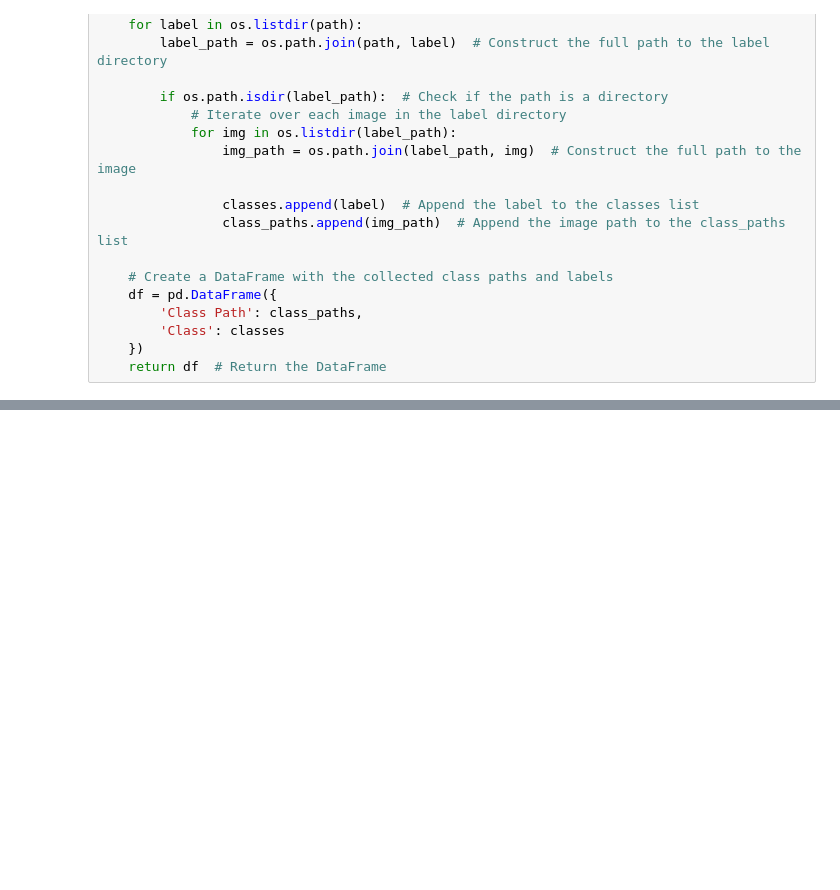
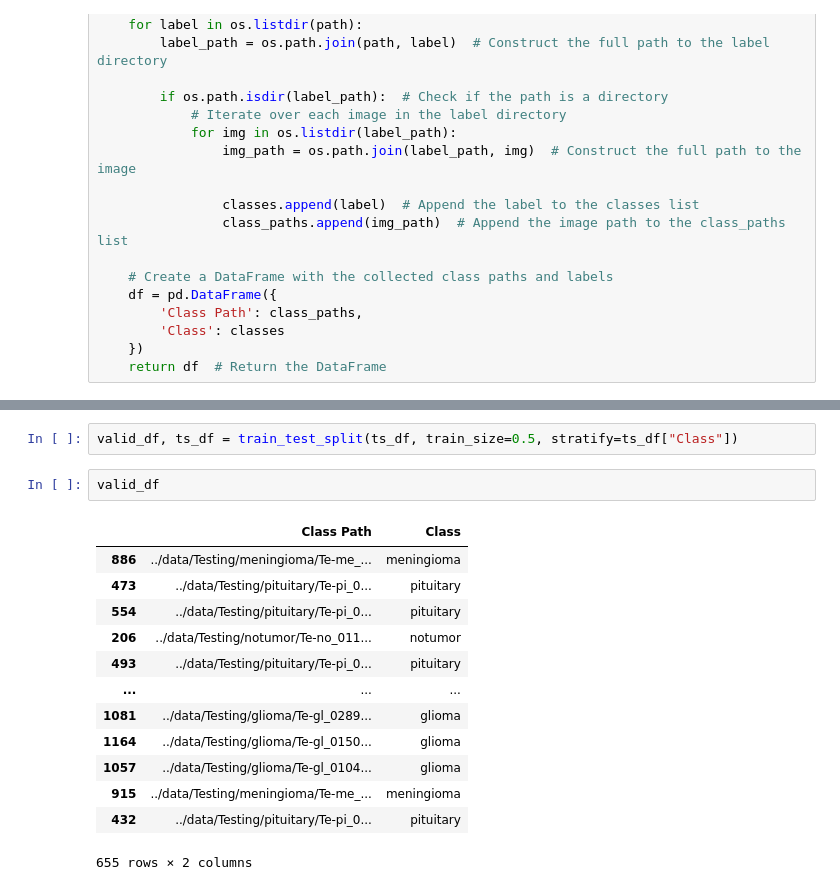
Before and after one commit to lruizarce/brain_Tumor_MRI, a Jupyter notebook: notebooks/eda.ipynb, the cells around one changed output, grey strips where cells are left out. Drawn from its saved outputs; the diff is of its cells as text; blank space fills up the shorter version.

```diff
--- a/notebooks/eda.ipynb
+++ b/notebooks/eda.ipynb
@@ -81,0 +91,18 @@ False
+# %%
+valid_df, ts_df = train_test_split(ts_df, train_size=0.5, stratify=ts_df["Class"])
+# %%
+valid_df
+# %% [output]
+|  | Class Path | Class |
+| 886 | ../data/Testing/meningioma/Te-me_... | meningioma |
+| 473 | ../data/Testing/pituitary/Te-pi_0... | pituitary |
+| 554 | ../data/Testing/pituitary/Te-pi_0... | pituitary |
+| 206 | ../data/Testing/notumor/Te-no_011... | notumor |
+| 493 | ../data/Testing/pituitary/Te-pi_0... | pituitary |
+| ... | ... | ... |
+| 1081 | ../data/Testing/glioma/Te-gl_0289... | glioma |
+| 1164 | ../data/Testing/glioma/Te-gl_0150... | glioma |
+| 1057 | ../data/Testing/glioma/Te-gl_0104... | glioma |
+| 915 | ../data/Testing/meningioma/Te-me_... | meningioma |
+| 432 | ../data/Testing/pituitary/Te-pi_0... | pituitary |
+655 rows × 2 columns
```
Also changed, not shown: parts of 11 cells of this notebook.
